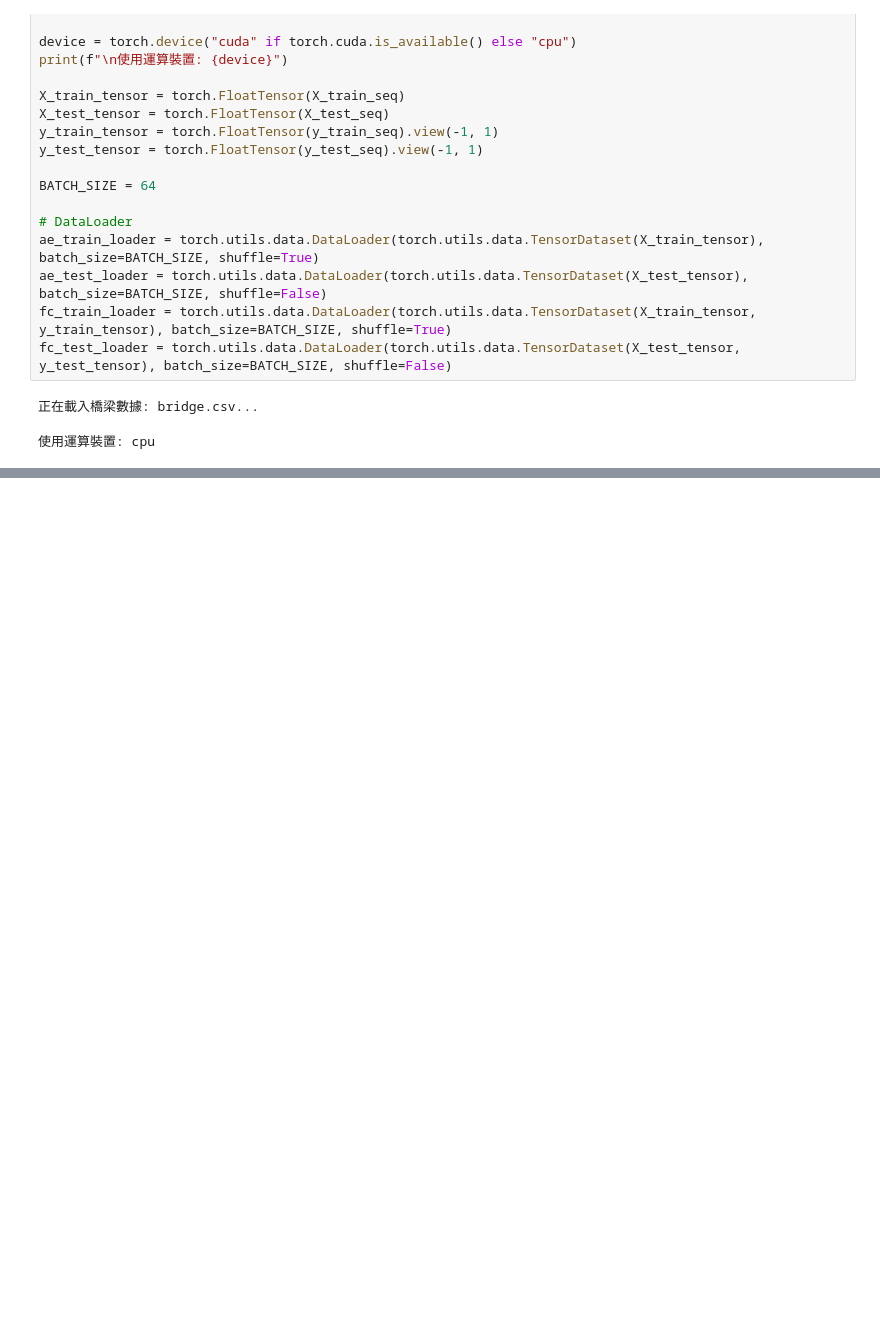
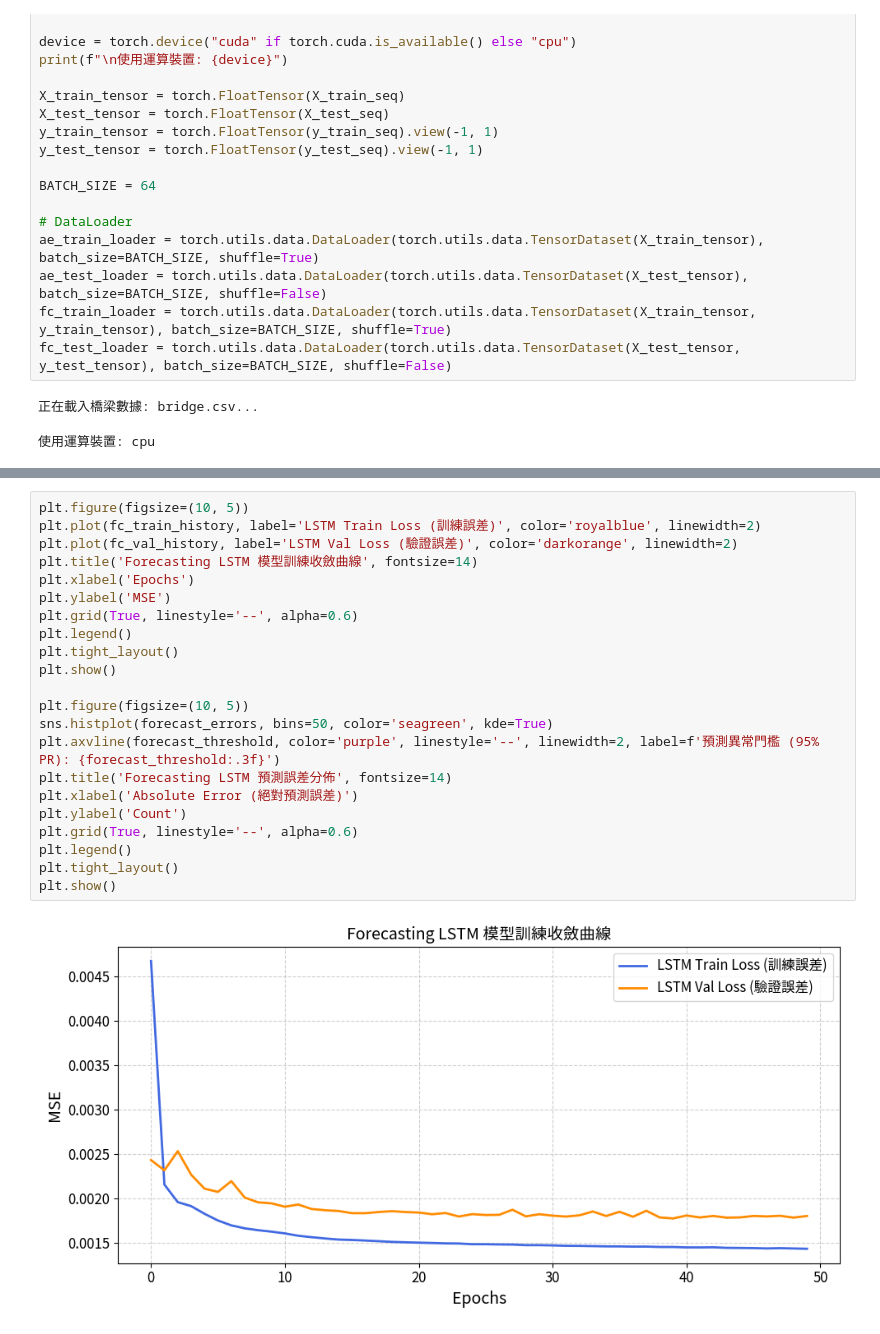
Before and after one commit to eiekfw/-, a Jupyter notebook: 橋梁專題(小波轉換).ipynb, the cells around one changed output, grey strips where cells are left out. Drawn from its saved outputs; the diff is of its cells as text; blank space fills up the shorter version.

```diff
--- a/橋梁專題(小波轉換).ipynb
+++ b/橋梁專題(小波轉換).ipynb
@@ -586,0 +693,24 @@ print("📁 圖片已自動以 300 DPI 高畫質儲存於 Colab 的 'paper_figur
+# %%
+plt.figure(figsize=(10, 5))
+plt.plot(fc_train_history, label='LSTM Train Loss (訓練誤差)', color='royalblue', linewidth=2)
+plt.plot(fc_val_history, label='LSTM Val Loss (驗證誤差)', color='darkorange', linewidth=2)
+plt.title('Forecasting LSTM 模型訓練收斂曲線', fontsize=14)
+plt.xlabel('Epochs')
+plt.ylabel('MSE')
+plt.grid(True, linestyle='--', alpha=0.6)
+plt.legend()
+plt.tight_layout()
+plt.show()
+
+plt.figure(figsize=(10, 5))
+sns.histplot(forecast_errors, bins=50, color='seagreen', kde=True)
+plt.axvline(forecast_threshold, color='purple', linestyle='--', linewidth=2, label=f'預測異常門檻 (95% PR): {forecast_threshold:.3f}')
+plt.title('Forecasting LSTM 預測誤差分佈', fontsize=14)
+plt.xlabel('Absolute Error (絕對預測誤差)')
+plt.ylabel('Count')
+plt.grid(True, linestyle='--', alpha=0.6)
+plt.legend()
+plt.tight_layout()
+plt.show()
+# %% [output]
+[figure, added]
```
Also changed, not shown: parts of 7 cells of this notebook.
